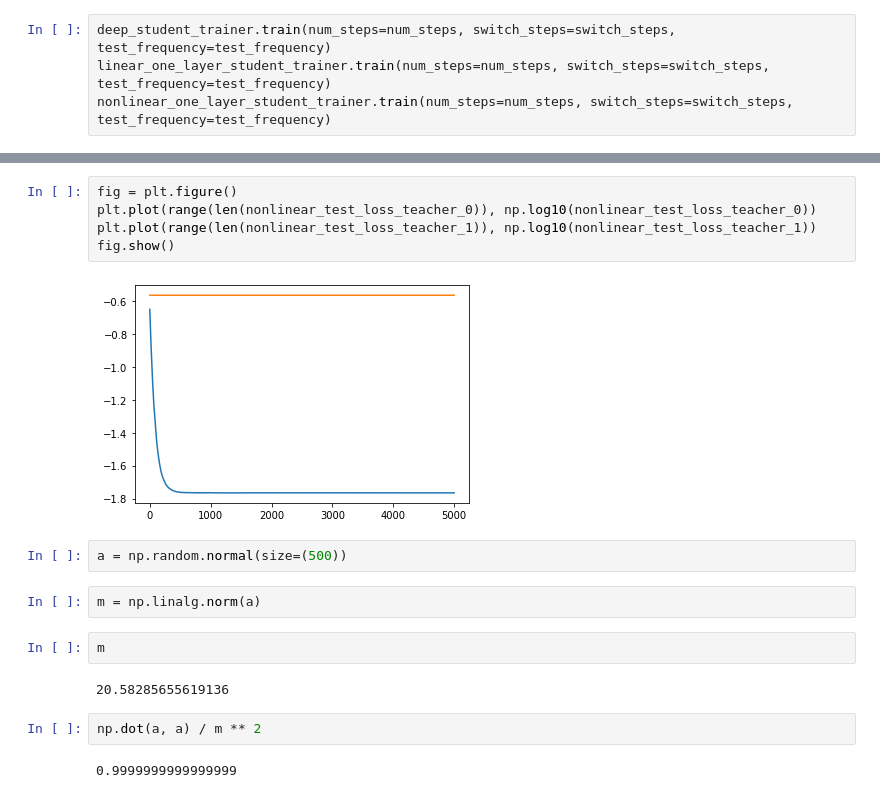
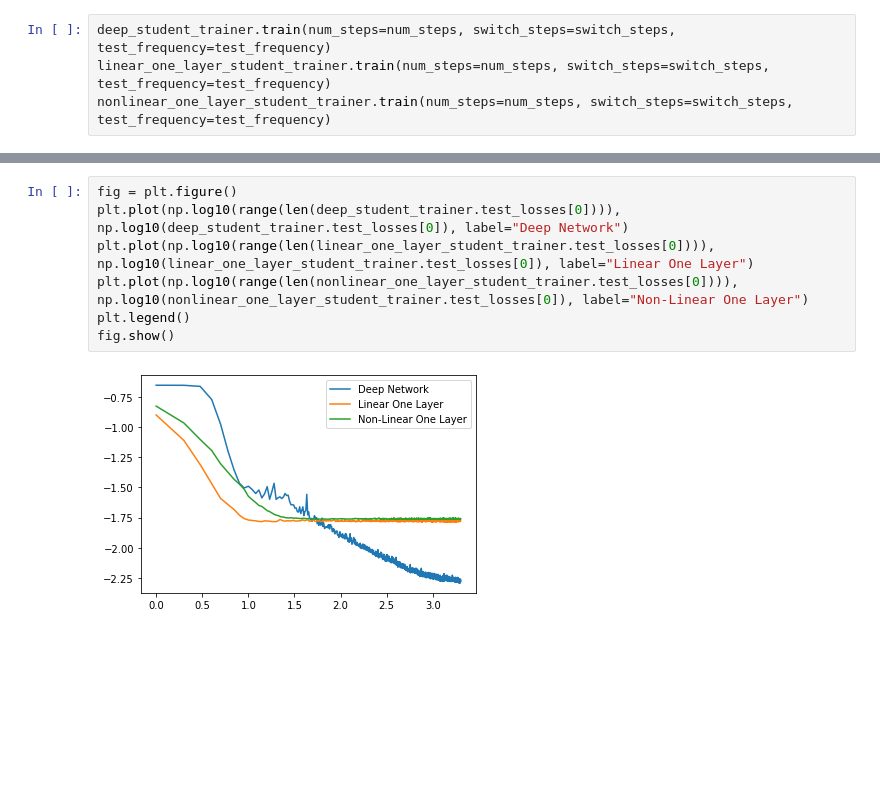
Before and after one commit to seblee97/student_teacher_catastrophic, a Jupyter notebook: notes/simple_setup.ipynb, the cells around one changed output, grey strips where cells are left out. Cells and saved outputs as stored; diff of their text form; blank space fills up the shorter version.

```diff
--- a/notes/simple_setup.ipynb
+++ b/notes/simple_setup.ipynb
@@ -378,19 +340,9 @@ fig.show()
-# %%
-fig = plt.figure()
-plt.plot(range(len(nonlinear_test_loss_teacher_0)), np.log10(nonlinear_test_loss_teacher_0))
-plt.plot(range(len(nonlinear_test_loss_teacher_1)), np.log10(nonlinear_test_loss_teacher_1))
-fig.show()
-# %% [output]
-[figure, removed]
-# %%
-a = np.random.normal(size=(500))
-# %%
-m = np.linalg.norm(a)
-# %%
-m
-# %% [output]
-20.58285655619136
-# %%
-np.dot(a, a) / m ** 2
-# %% [output]
-0.9999999999999999
+# %%
+fig = plt.figure()
+plt.plot(np.log10(range(len(deep_student_trainer.test_losses[0]))), np.log10(deep_student_trainer.test_losses[0]), label="Deep Network")
+plt.plot(np.log10(range(len(linear_one_layer_student_trainer.test_losses[0]))), np.log10(linear_one_layer_student_trainer.test_losses[0]), label="Linear One Layer")
+plt.plot(np.log10(range(len(nonlinear_one_layer_student_trainer.test_losses[0]))), np.log10(nonlinear_one_layer_student_trainer.test_losses[0]), label="Non-Linear One Layer")
+plt.legend()
+fig.show()
+# %% [output]
+[figure, added]
```
Also changed, not shown: parts of 15 cells of this notebook.
